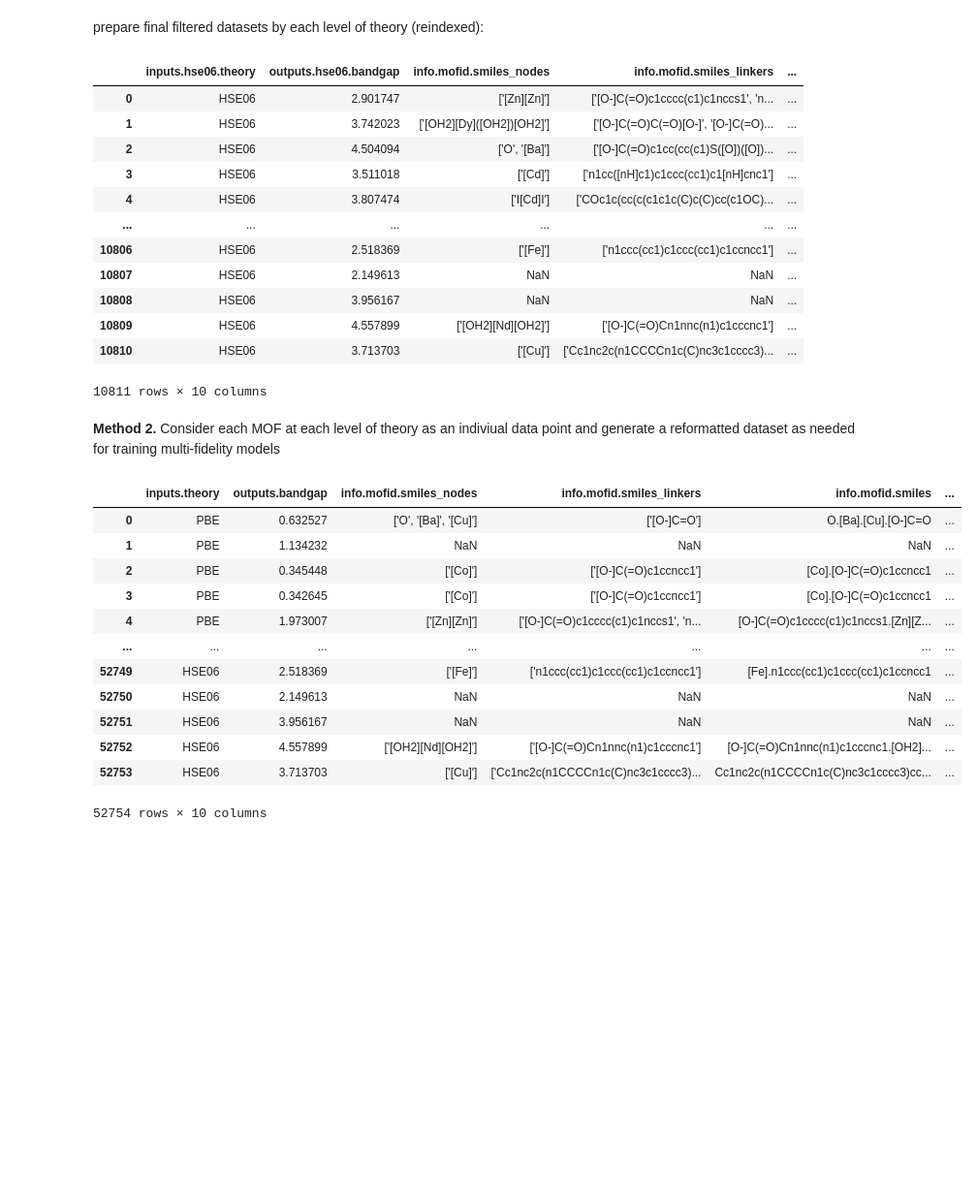
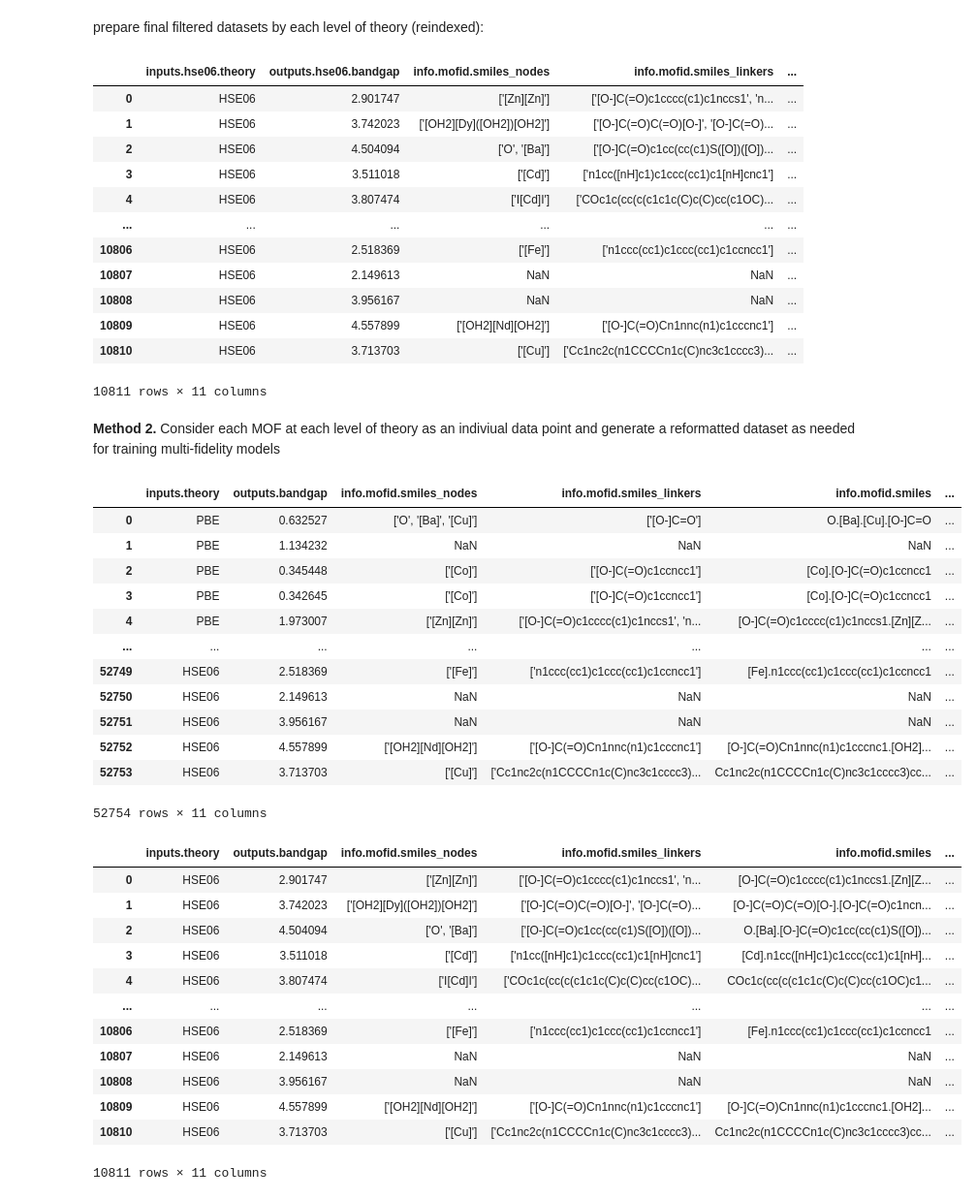
Before and after one commit to manendri/battery-materials-dsbc25, a Jupyter notebook: preprocessing/Preprocessing_interm.ipynb, the cells around one changed output. Shown: that part at 97% size. Cells and saved outputs as stored; diff of their text form; code cells hidden in the pictures; blank space fills up the shorter version.

```diff
--- a/preprocessing/Preprocessing_interm.ipynb
+++ b/preprocessing/Preprocessing_interm.ipynb
@@ -188,7 +191,7 @@ def drop_level_from_column_name(col):
 df.columns = [drop_level_from_column_name(col) for col in df.columns]
 
 # Keep only 'inputs.theory', columns of the strict format 'outputs.*.bandgap', 'info.*', and 'name' columns
-columns_to_keep = ['inputs.theory'] + [col for col in df.columns if col.startswith('outputs') and col.endswith('.bandgap')] + [col for col in df.columns if col.startswith('info')] + [col for col in df.columns if 'name' in col]
+columns_to_keep = ['inputs.theory'] + [col for col in df.columns if col.startswith('outputs') and col.endswith('.bandgap')] + [col for col in df.columns if col.startswith('info')] + [col for col in df.columns if 'name' in col] + [col for col in df.columns if 'qmof_id' in col]
 df = df[columns_to_keep]
 
 # Remove irrelevant columns based on domain knowledge
@@ -259,6 +272,7 @@ prepare final filtered datasets by each level of theory (reindexed):
 input_theory_cols = [col for col in df.columns if 'inputs.theory' in col]
 output_cols = [col for col in df.columns if col.startswith('outputs.') and col.endswith('.bandgap')]
 info_cols = [col for col in df.columns if col.startswith('info.')]
+id_cols = [col for col in df if col == 'qmof_id']
 
 # Map inputs to outputs based on order
 theory_output_map = dict(zip(input_theory_cols, output_cols))
@@ -276,7 +290,7 @@ theory_output_map = dict(zip(rename_map.values(), output_cols))
 # Filter DataFrames dynamically
 def filter_df(input_col, output_col):
     filtered = df[df[input_col].notna()].copy()
-    return filtered[[input_col, output_col] + info_cols]
+    return filtered[[input_col, output_col] + info_cols + id_cols]
 
 filtered_dfs = {f"df_{input_col.split('.')[1]}": filter_df(input_col, output_col)
                 for input_col, output_col in theory_output_map.items()}
@@ -308,7 +322,7 @@ df_hse06
 | 10808 | HSE06 | 3.956167 | NaN | NaN | ... |
 | 10809 | HSE06 | 4.557899 | ['[OH2][Nd][OH2]'] | ['[O-]C(=O)Cn1nnc(n1)c1cccnc1'] | ... |
 | 10810 | HSE06 | 3.713703 | ['[Cu]'] | ['Cc1nc2c(n1CCCCn1c(C)nc3c1cccc3)... | ... |
-10811 rows × 10 columns
+10811 rows × 11 columns
 # %% [markdown]
 **Method 2.** Consider each MOF at each level of theory as an indiviual data point and generate a reformatted dataset as needed for training multi-fidelity models
 # %%
@@ -345,4 +359,20 @@ df_combined
 | 52751 | HSE06 | 3.956167 | NaN | NaN | NaN | ... |
 | 52752 | HSE06 | 4.557899 | ['[OH2][Nd][OH2]'] | ['[O-]C(=O)Cn1nnc(n1)c1cccnc1'] | [O-]C(=O)Cn1nnc(n1)c1cccnc1.[OH2]... | ... |
 | 52753 | HSE06 | 3.713703 | ['[Cu]'] | ['Cc1nc2c(n1CCCCn1c(C)nc3c1cccc3)... | Cc1nc2c(n1CCCCn1c(C)nc3c1cccc3)cc... | ... |
-52754 rows × 10 columns
+52754 rows × 11 columns
+# %%
+df
+# %% [output]
+|  | inputs.theory | outputs.bandgap | info.mofid.smiles_nodes | info.mofid.smiles_linkers | info.mofid.smiles | ... |
+| 0 | HSE06 | 2.901747 | ['[Zn][Zn]'] | ['[O-]C(=O)c1cccc(c1)c1nccs1', 'n... | [O-]C(=O)c1cccc(c1)c1nccs1.[Zn][Z... | ... |
+| 1 | HSE06 | 3.742023 | ['[OH2][Dy]([OH2])[OH2]'] | ['[O-]C(=O)C(=O)[O-]', '[O-]C(=O)... | [O-]C(=O)C(=O)[O-].[O-]C(=O)c1ncn... | ... |
+| 2 | HSE06 | 4.504094 | ['O', '[Ba]'] | ['[O-]C(=O)c1cc(cc(c1)S([O])([O])... | O.[Ba].[O-]C(=O)c1cc(cc(c1)S([O])... | ... |
+| 3 | HSE06 | 3.511018 | ['[Cd]'] | ['n1cc([nH]c1)c1ccc(cc1)c1[nH]cnc1'] | [Cd].n1cc([nH]c1)c1ccc(cc1)c1[nH]... | ... |
+| 4 | HSE06 | 3.807474 | ['I[Cd]I'] | ['COc1c(cc(c(c1c1c(C)c(C)cc(c1OC)... | COc1c(cc(c(c1c1c(C)c(C)cc(c1OC)c1... | ... |
+| ... | ... | ... | ... | ... | ... | ... |
+| 10806 | HSE06 | 2.518369 | ['[Fe]'] | ['n1ccc(cc1)c1ccc(cc1)c1ccncc1'] | [Fe].n1ccc(cc1)c1ccc(cc1)c1ccncc1 | ... |
+| 10807 | HSE06 | 2.149613 | NaN | NaN | NaN | ... |
+| 10808 | HSE06 | 3.956167 | NaN | NaN | NaN | ... |
+| 10809 | HSE06 | 4.557899 | ['[OH2][Nd][OH2]'] | ['[O-]C(=O)Cn1nnc(n1)c1cccnc1'] | [O-]C(=O)Cn1nnc(n1)c1cccnc1.[OH2]... | ... |
+| 10810 | HSE06 | 3.713703 | ['[Cu]'] | ['Cc1nc2c(n1CCCCn1c(C)nc3c1cccc3)... | Cc1nc2c(n1CCCCn1c(C)nc3c1cccc3)cc... | ... |
+10811 rows × 11 columns
```
Also changed, not shown: parts of 4 cells of this notebook.
